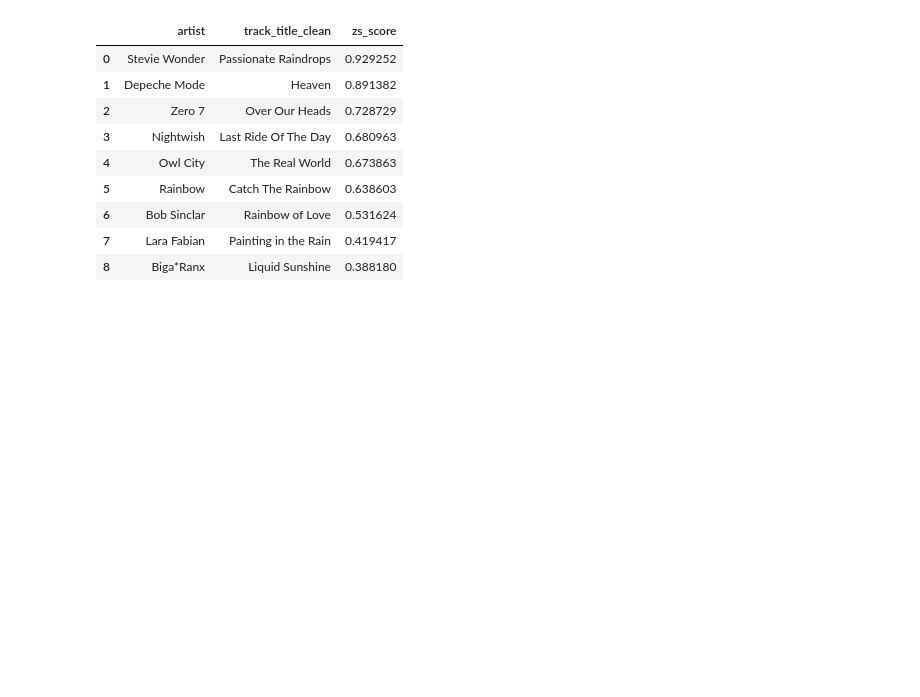
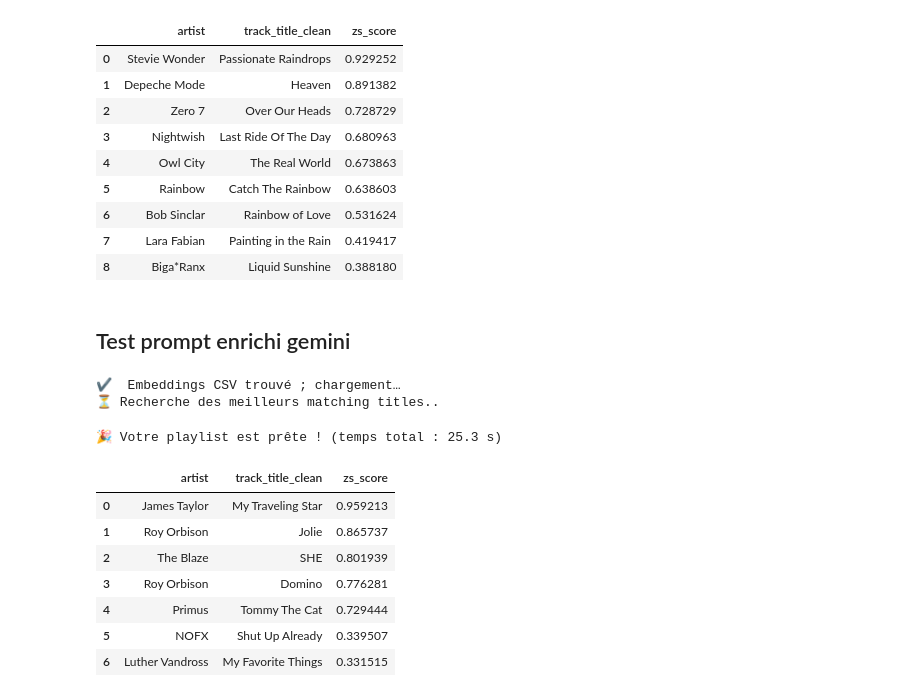
Before and after one commit to vicctoirec/wagon-bootcamp-project, a Jupyter notebook: notebooks/notebook_Laureen.ipynb, the cells around one changed output. Cells and saved outputs as stored; diff of their text form; code cells hidden in the pictures; blank space fills up the shorter version.

```diff
--- a/notebooks/notebook_Laureen.ipynb
+++ b/notebooks/notebook_Laureen.ipynb
@@ -813,3 +813,5 @@ refine_top_k(user_input, k_recall=50, threshold=0.2)
 | 6 | Bob Sinclar | Rainbow of Love | 0.531624 |
 | 7 | Lara Fabian | Painting in the Rain | 0.419417 |
 | 8 | Biga*Ranx | Liquid Sunshine | 0.388180 |
+# %% [markdown]
+## Test prompt enrichi gemini
@@ -815,0 +820,16 @@ refine_top_k(user_input, k_recall=50, threshold=0.2)
+# %%
+user_input = "I love cats and dogs"
+# %%
+refine_top_k(user_input)
+# %% [output]
+✔️  Embeddings CSV trouvé ; chargement…
+⏳ Recherche des meilleurs matching titles..
+🎉 Votre playlist est prête ! (temps total : 25.3 s)
+|  | artist | track_title_clean | zs_score |
+| 0 | James Taylor | My Traveling Star | 0.959213 |
+| 1 | Roy Orbison | Jolie | 0.865737 |
+| 2 | The Blaze | SHE | 0.801939 |
+| 3 | Roy Orbison | Domino | 0.776281 |
+| 4 | Primus | Tommy The Cat | 0.729444 |
+| 5 | NOFX | Shut Up Already | 0.339507 |
+| 6 | Luther Vandross | My Favorite Things | 0.331515 |
```
Also changed, not shown: parts of 1 cell of this notebook, 2 other files.
